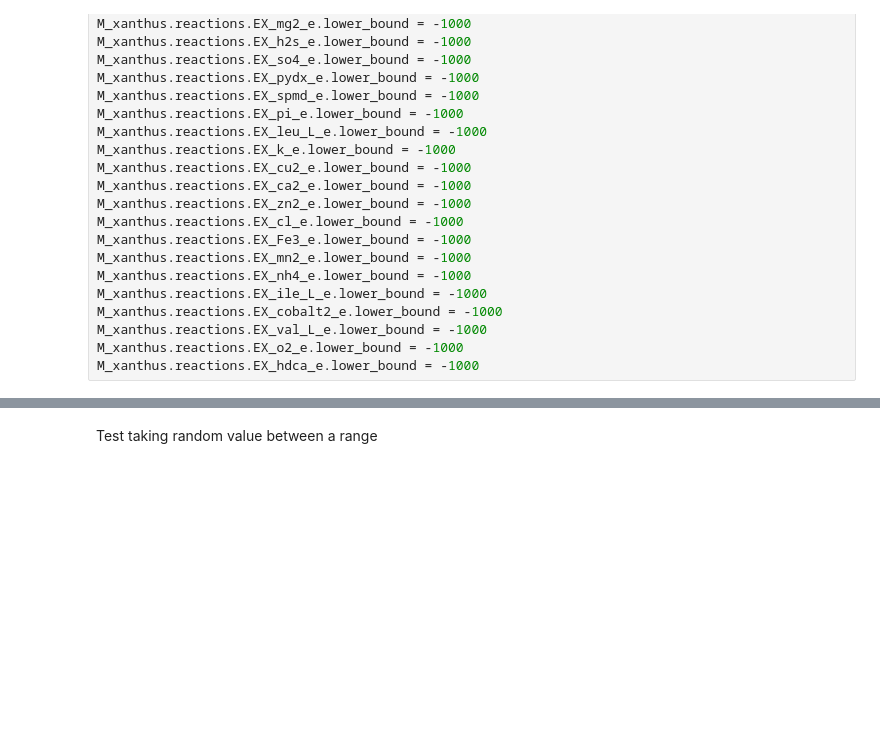
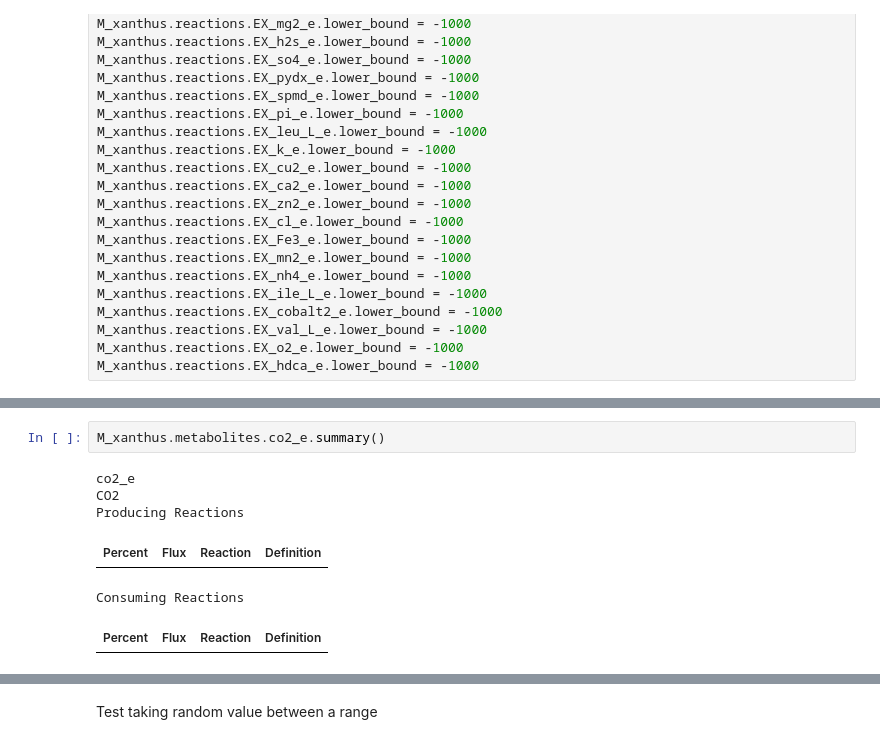
Before and after one commit to BondonMickael/M_xanthus-E_coli-Predation, a Jupyter notebook: notebooks/test_growth.ipynb, the cells around one changed output, grey strips where cells are left out. Saved outputs shown, nothing was run; the diff lists cells and outputs as text; blank space fills up the shorter version.

```diff
--- a/notebooks/test_growth.ipynb
+++ b/notebooks/test_growth.ipynb
@@ -216,3 +217,12 @@ FBA.objective_value
+# %%
+M_xanthus.metabolites.co2_e.summary()
+# %% [output]
+co2_e
+CO2
+Producing Reactions
+| Percent | Flux | Reaction | Definition |
+Consuming Reactions
+| Percent | Flux | Reaction | Definition |
 # %%
 M_xanthus.summary()
 # %% [output]
```
Also changed, not shown: parts of 13 cells of this notebook, 6 other files.
